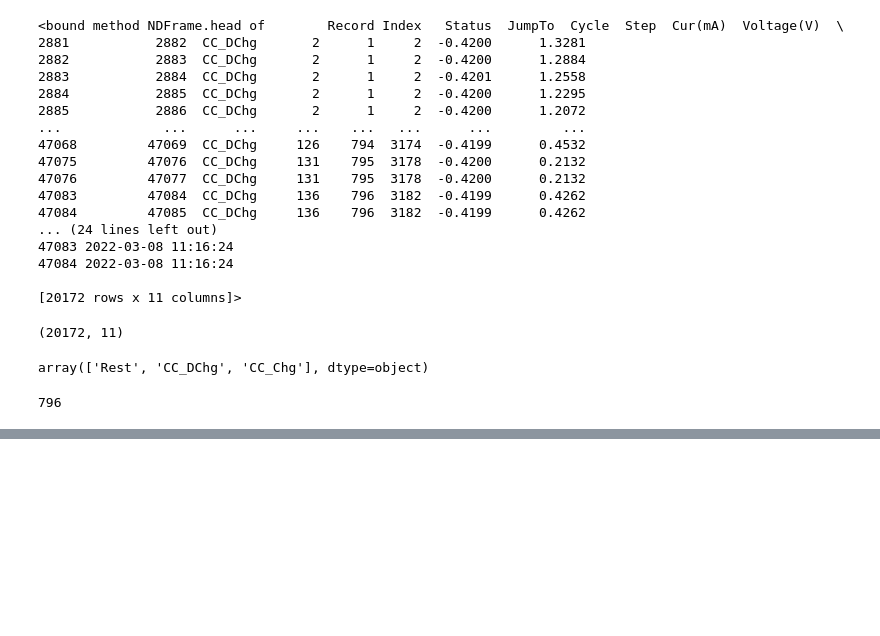
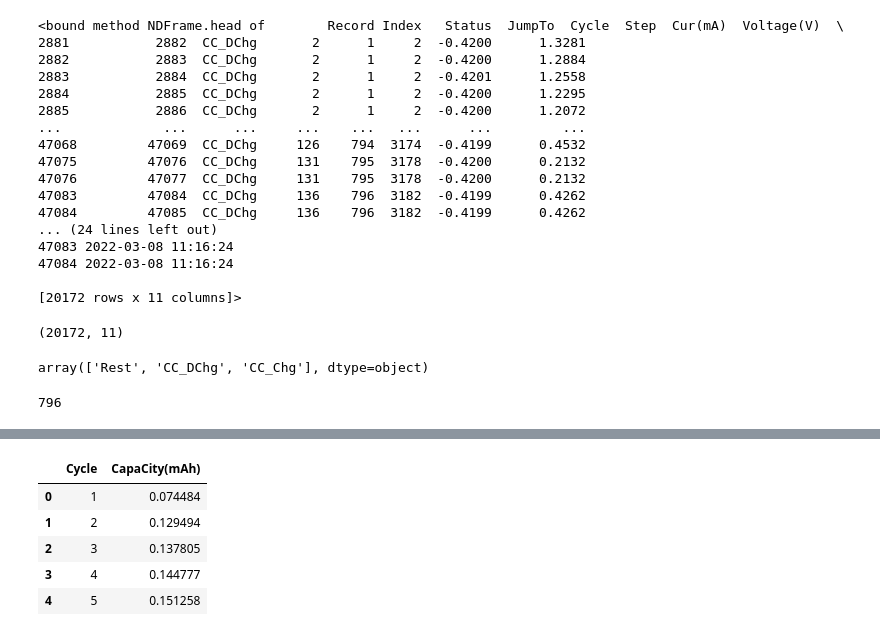
Before and after one commit to nishant60yadav-dot/python-battery-ml-journey, a Jupyter notebook: week4/day1/day1_zinc_processing.ipynb, the cells around one changed output, grey strips where cells are left out. Cells and saved outputs as stored; diff of their text form; code cells hidden in the pictures; blank space fills up the shorter version.

```diff
--- a/week4/day1/day1_zinc_processing.ipynb
+++ b/week4/day1/day1_zinc_processing.ipynb
@@ -111,0 +129,9 @@ len(grouped)
+# %%
+df_cycle.head()
+# %% [output]
+|  | Cycle | CapaCity(mAh) |
+| 0 | 1 | 0.074484 |
+| 1 | 2 | 0.129494 |
+| 2 | 3 | 0.137805 |
+| 3 | 4 | 0.144777 |
+| 4 | 5 | 0.151258 |
```
Also changed, not shown: parts of 14 cells of this notebook, 2 other files.
